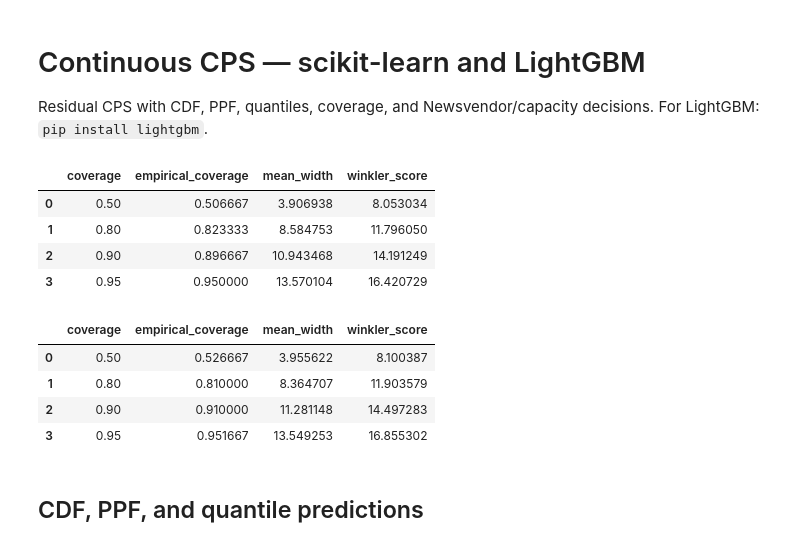
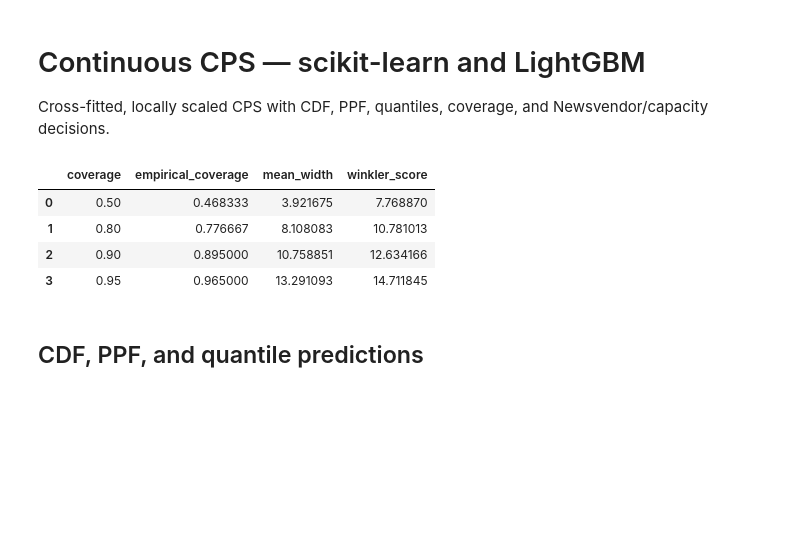
Before and after one commit to heylucasleao/tinyconformal, a Jupyter notebook: examples/distribution/cps_continuous.ipynb, the cells around one changed output. Saved outputs shown, nothing was run; the diff lists cells and outputs as text; code cells hidden in the pictures; blank space fills up the shorter version.

```diff
--- a/examples/distribution/cps_continuous.ipynb
+++ b/examples/distribution/cps_continuous.ipynb
@@ -1,47 +1,36 @@
 # %% [markdown]
 # Continuous CPS — scikit-learn and LightGBM
 
-Residual CPS with CDF, PPF, quantiles, coverage, and Newsvendor/capacity decisions. For LightGBM: `pip install lightgbm`.
+Cross-fitted, locally scaled CPS with CDF, PPF, quantiles, coverage, and Newsvendor/capacity decisions.
 # %%
 import numpy as np
 import pandas as pd
 from sklearn.ensemble import RandomForestRegressor
 from sklearn.model_selection import train_test_split
-from lightgbm import LGBMRegressor
 import sys
 import os
 sys.path.append(os.path.abspath("../.."))
-from tinyconformal.distribution import ContinuousConformalPredictiveSystem
+from tinyconformal.distribution import ContinuousCrossConformalPredictiveSystem
 from tinyconformal.utils import NewsvendorSolver
 
 rng = np.random.default_rng(42)
 X = rng.uniform(0, 10, size=(3000, 1))
 y = 20 + 3 * X[:, 0] + rng.normal(0, 1 + 0.4 * X[:, 0])
-X_train, X_tmp, y_train, y_tmp = train_test_split(X, y, test_size=0.4, random_state=42)
-X_cal, X_test, y_cal, y_test = train_test_split(X_tmp, y_tmp, test_size=0.5, random_state=42)
+X_train, X_test, y_train, y_test = train_test_split(
+    X, y, test_size=0.2, random_state=42
+)
 # %%
-models = {
-    "RandomForest": RandomForestRegressor(n_estimators=250, min_samples_leaf=8, random_state=42, n_jobs=-1),
-    "LightGBM": LGBMRegressor(n_estimators=250, learning_rate=0.04, random_state=42, verbosity=-1),
-}
-results = {}
-for name, model in models.items():
-    model.fit(X_train, y_train)
-    cps = ContinuousConformalPredictiveSystem(model).fit(X_cal, y_cal)
-    distribution = cps.predict_distribution(X_test)
-    results[name] = (cps, distribution)
-    display(distribution.evaluate(y_test))
+scale_model = RandomForestRegressor(n_estimators=250, min_samples_leaf=8, random_state=42, n_jobs=-1)
+model= RandomForestRegressor(n_estimators=250, min_samples_leaf=8, random_state=42, n_jobs=-1)
+cps = ContinuousCrossConformalPredictiveSystem(model, scale_model, cv=5, n_jobs=-1).fit(X_train, y_train)
+distribution = cps.predict_distribution(X_test)
+display(distribution.evaluate(y_test))
 # %% [output]
 |  | coverage | empirical_coverage | mean_width | winkler_score |
-| 0 | 0.50 | 0.506667 | 3.906938 | 8.053034 |
-| 1 | 0.80 | 0.823333 | 8.584753 | 11.796050 |
-| 2 | 0.90 | 0.896667 | 10.943468 | 14.191249 |
-| 3 | 0.95 | 0.950000 | 13.570104 | 16.420729 |
+| 0 | 0.50 | 0.468333 | 3.921675 | 7.768870 |
+| 1 | 0.80 | 0.776667 | 8.108083 | 10.781013 |
+| 2 | 0.90 | 0.895000 | 10.758851 | 12.634166 |
+| 3 | 0.95 | 0.965000 | 13.291093 | 14.711845 |
-|  | coverage | empirical_coverage | mean_width | winkler_score |
-| 0 | 0.50 | 0.526667 | 3.955622 | 8.100387 |
-| 1 | 0.80 | 0.810000 | 8.364707 | 11.903579 |
-| 2 | 0.90 | 0.910000 | 11.281148 | 14.497283 |
-| 3 | 0.95 | 0.951667 | 13.549253 | 16.855302 |
 # %% [markdown]
 ## CDF, PPF, and quantile predictions
 # %%
```
Also changed, not shown: parts of 2 cells of this notebook, 36 other files.
